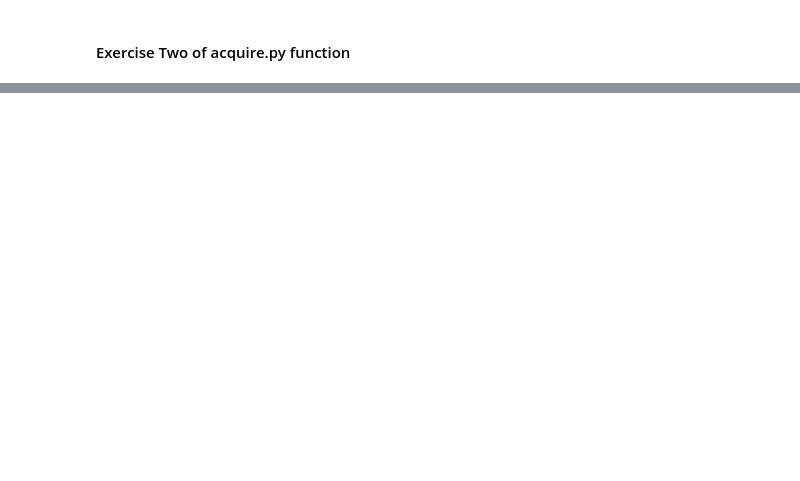
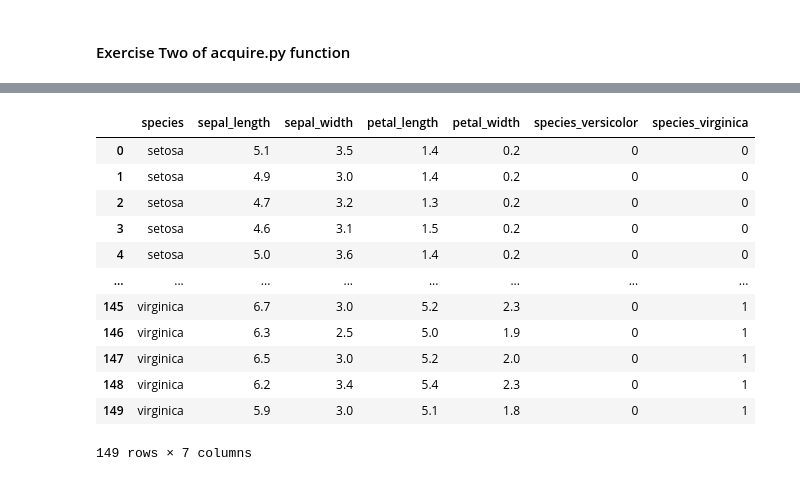
Before and after one commit to jeneyring/classification-exercises, a Jupyter notebook: classification-exercises.ipynb, the cells around one changed output, grey strips where cells are left out. Saved outputs shown, nothing was run; the diff lists cells and outputs as text; code cells hidden in the pictures; blank space fills up the shorter version.

Commit message:
learning to prep

```diff
--- a/classification-exercises.ipynb
+++ b/classification-exercises.ipynb
@@ -250,0 +251,40 @@ AttributeError: module 'acquire' has no attribute 'get_titanic_data'
+# %%
+#Create a function named prep_iris that accepts the untransformed iris data,
+#and returns the data with the transformations above applied.
+
+def prep_iris(data):
+    '''
+    Takes in the mysql dataframe and returns a clean dataframe
+    Arguments: df - a pandas dataframe with the expected feature names and columns
+    Return: clean_df - a dataframe with the cleaning operations performed on it
+    '''
+    #Drop duplicates
+    df.drop_duplicates(inplace=True)
+    #drop the columns
+    columns_to_drop = ['species_id']
+    #rename df so it does not interfere with og df
+    sepal_data = df.drop(columns=columns_to_drop)
+    sepal_data.rename(columns = {'species_name':'species'}, inplace = True)
+    #create dummy variables of the species name
+    dummy_df = pd.get_dummies(sepal_data[['species']], dummy_na=False, drop_first=[True])
+    # Concatenate my dummy_df to my data
+    sepal_data1= pd.concat([sepal_data, dummy_df], axis=1)
+    return sepal_data1
+# %%
+df = acquire.get_iris_data()
+clean_df= prep_iris(df)
+clean_df
+# %% [output]
+|  | species | sepal_length | sepal_width | petal_length | petal_width | species_versicolor | species_virginica |
+| 0 | setosa | 5.1 | 3.5 | 1.4 | 0.2 | 0 | 0 |
+| 1 | setosa | 4.9 | 3.0 | 1.4 | 0.2 | 0 | 0 |
+| 2 | setosa | 4.7 | 3.2 | 1.3 | 0.2 | 0 | 0 |
+| 3 | setosa | 4.6 | 3.1 | 1.5 | 0.2 | 0 | 0 |
+| 4 | setosa | 5.0 | 3.6 | 1.4 | 0.2 | 0 | 0 |
+| ... | ... | ... | ... | ... | ... | ... | ... |
+| 145 | virginica | 6.7 | 3.0 | 5.2 | 2.3 | 0 | 1 |
+| 146 | virginica | 6.3 | 2.5 | 5.0 | 1.9 | 0 | 1 |
+| 147 | virginica | 6.5 | 3.0 | 5.2 | 2.0 | 0 | 1 |
+| 148 | virginica | 6.2 | 3.4 | 5.4 | 2.3 | 0 | 1 |
+| 149 | virginica | 5.9 | 3.0 | 5.1 | 1.8 | 0 | 1 |
+149 rows × 7 columns
```
Also changed, not shown: parts of 36 cells of this notebook, 2 other files.
